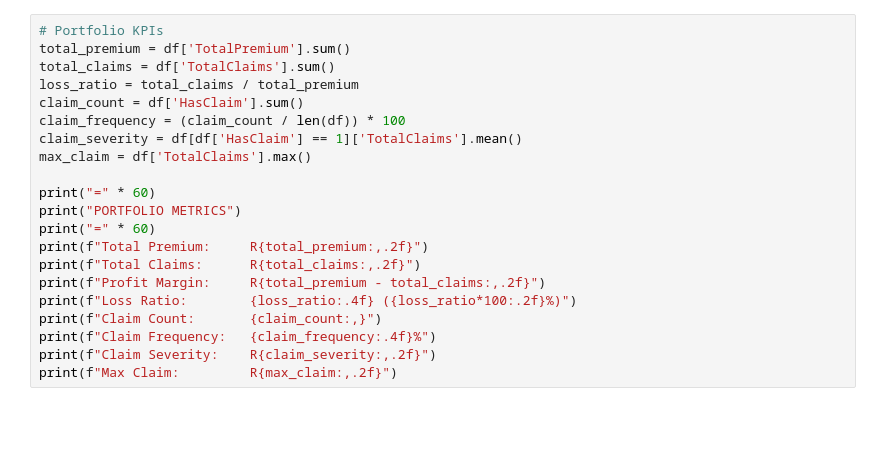
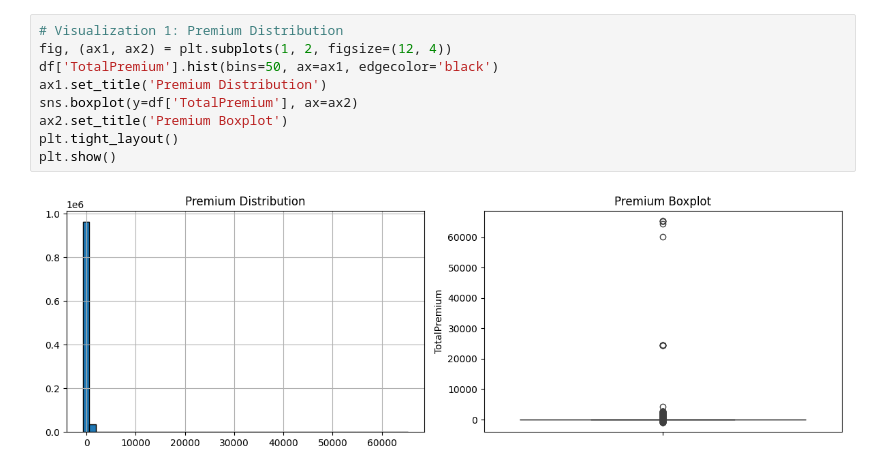
Before and after one commit to betiytesfay/insurance-risk-analytics, a Jupyter notebook: notebooks/01_eda.ipynb, the cells around one changed output. Drawn from its saved outputs; the diff is of its cells as text; blank space fills up the shorter version.

```diff
--- a/notebooks/01_eda.ipynb
+++ b/notebooks/01_eda.ipynb
@@ -47,22 +95,12 @@ print("✅ Calculated: LossRatio, ProfitMargin, HasClaim")
 # %%
-# Portfolio KPIs
-total_premium = df['TotalPremium'].sum()
-total_claims = df['TotalClaims'].sum()
-loss_ratio = total_claims / total_premium
-claim_count = df['HasClaim'].sum()
-claim_frequency = (claim_count / len(df)) * 100
-claim_severity = df[df['HasClaim'] == 1]['TotalClaims'].mean()
-max_claim = df['TotalClaims'].max()
-
-print("=" * 60)
-print("PORTFOLIO METRICS")
-print("=" * 60)
-print(f"Total Premium:     R{total_premium:,.2f}")
-print(f"Total Claims:      R{total_claims:,.2f}")
-print(f"Profit Margin:     R{total_premium - total_claims:,.2f}")
-print(f"Loss Ratio:        {loss_ratio:.4f} ({loss_ratio*100:.2f}%)")
-print(f"Claim Count:       {claim_count:,}")
-print(f"Claim Frequency:   {claim_frequency:.4f}%")
-print(f"Claim Severity:    R{claim_severity:,.2f}")
-print(f"Max Claim:         R{max_claim:,.2f}")
+# Visualization 1: Premium Distribution
+fig, (ax1, ax2) = plt.subplots(1, 2, figsize=(12, 4))
+df['TotalPremium'].hist(bins=50, ax=ax1, edgecolor='black')
+ax1.set_title('Premium Distribution')
+sns.boxplot(y=df['TotalPremium'], ax=ax2)
+ax2.set_title('Premium Boxplot')
+plt.tight_layout()
+plt.show()
+# %% [output]
+[figure, added]
 # %%
```
Also changed, not shown: parts of 7 cells of this notebook.
